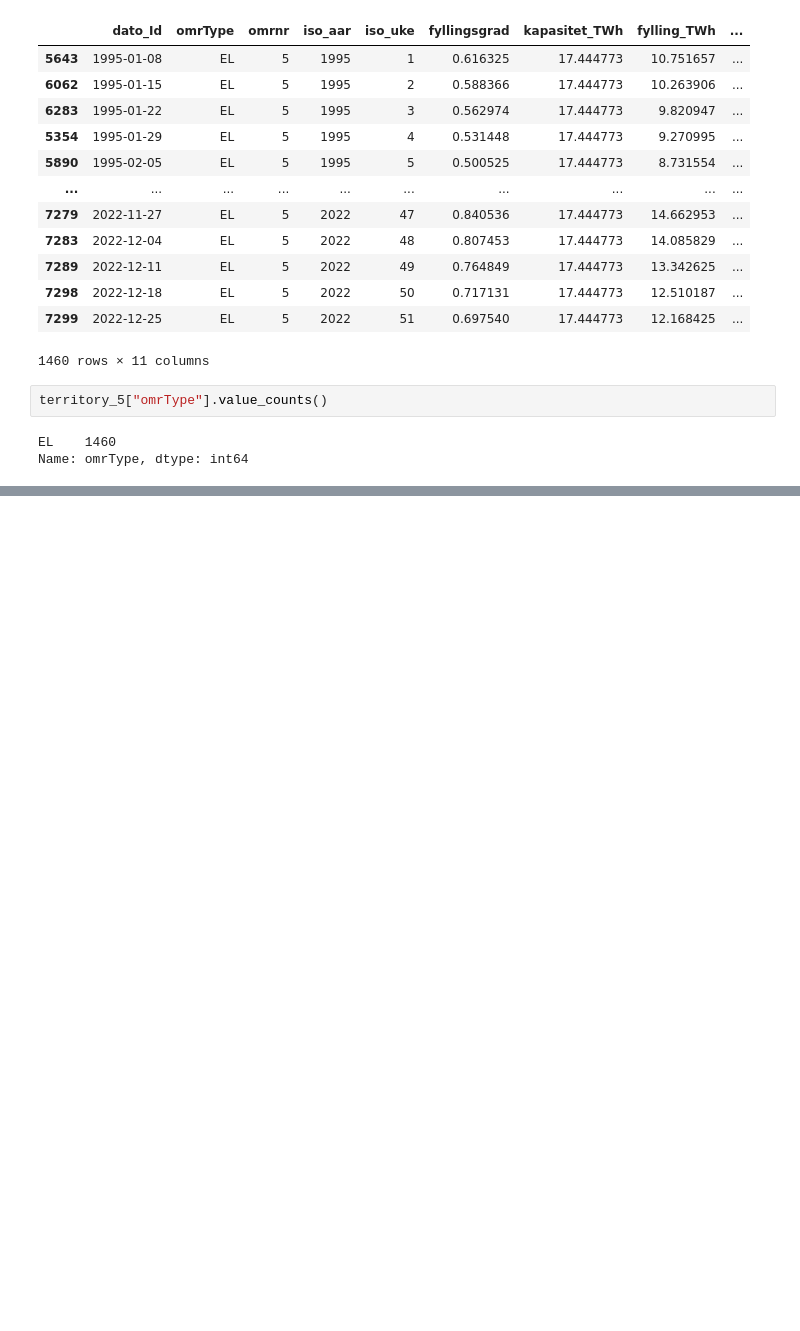
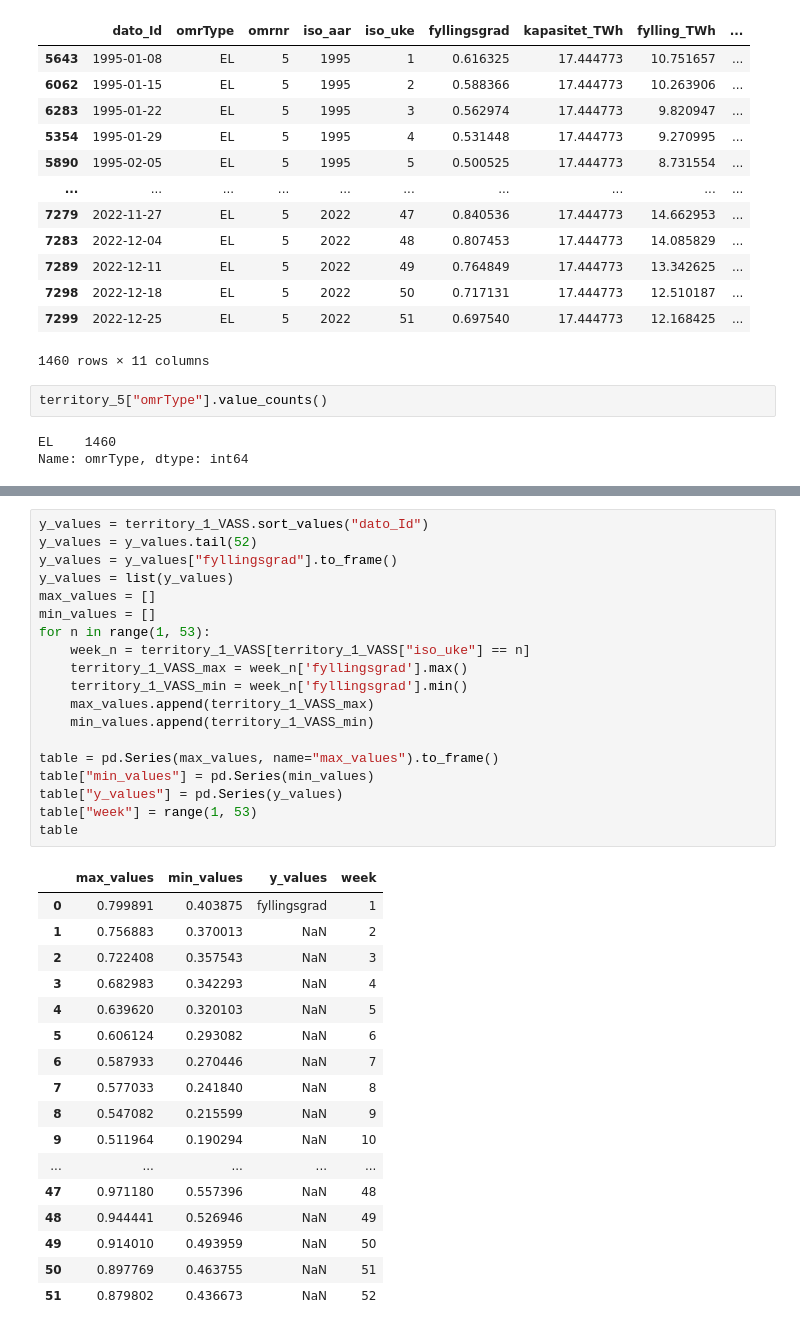
Before and after one commit to MariaaAT/magasinstatistikk, a Jupyter notebook: magasinstatistikk.ipynb, the cells around one changed output, grey strips where cells are left out. Cells and saved outputs as stored; diff of their text form; blank space fills up the shorter version.

```diff
--- a/magasinstatistikk.ipynb
+++ b/magasinstatistikk.ipynb
@@ -181,0 +247,37 @@ Name: omrType, dtype: int64
+# %%
+y_values = territory_1_VASS.sort_values("dato_Id")
+y_values = y_values.tail(52)
+y_values = y_values["fyllingsgrad"].to_frame()
+y_values = list(y_values)
+max_values = []
+min_values = []
+for n in range(1, 53):
+    week_n = territory_1_VASS[territory_1_VASS["iso_uke"] == n]
+    territory_1_VASS_max = week_n['fyllingsgrad'].max()
+    territory_1_VASS_min = week_n['fyllingsgrad'].min()
+    max_values.append(territory_1_VASS_max)
+    min_values.append(territory_1_VASS_min)
+
+table = pd.Series(max_values, name="max_values").to_frame()
+table["min_values"] = pd.Series(min_values)
+table["y_values"] = pd.Series(y_values)
+table["week"] = range(1, 53)
+table
+# %% [output]
+|  | max_values | min_values | y_values | week |
+| 0 | 0.799891 | 0.403875 | fyllingsgrad | 1 |
+| 1 | 0.756883 | 0.370013 | NaN | 2 |
+| 2 | 0.722408 | 0.357543 | NaN | 3 |
+| 3 | 0.682983 | 0.342293 | NaN | 4 |
+| 4 | 0.639620 | 0.320103 | NaN | 5 |
+| 5 | 0.606124 | 0.293082 | NaN | 6 |
+| 6 | 0.587933 | 0.270446 | NaN | 7 |
+| 7 | 0.577033 | 0.241840 | NaN | 8 |
+| 8 | 0.547082 | 0.215599 | NaN | 9 |
+| 9 | 0.511964 | 0.190294 | NaN | 10 |
+| ... | ... | ... | ... | ... |
+| 47 | 0.971180 | 0.557396 | NaN | 48 |
+| 48 | 0.944441 | 0.526946 | NaN | 49 |
+| 49 | 0.914010 | 0.493959 | NaN | 50 |
+| 50 | 0.897769 | 0.463755 | NaN | 51 |
+| 51 | 0.879802 | 0.436673 | NaN | 52 |
```
Also changed, not shown: parts of 7 cells of this notebook, 1 other file.
